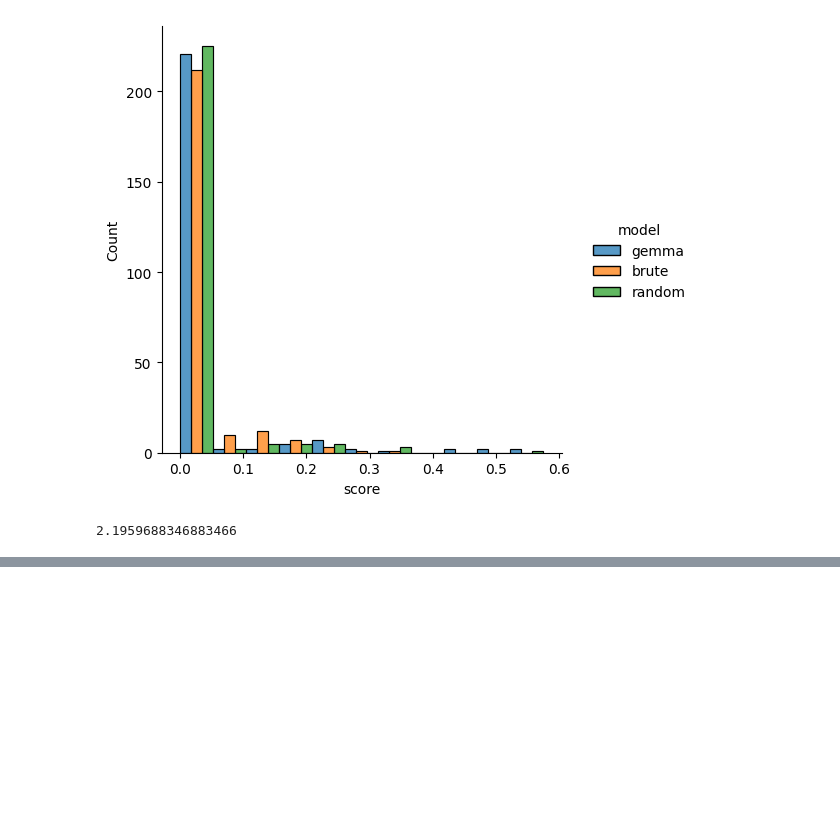
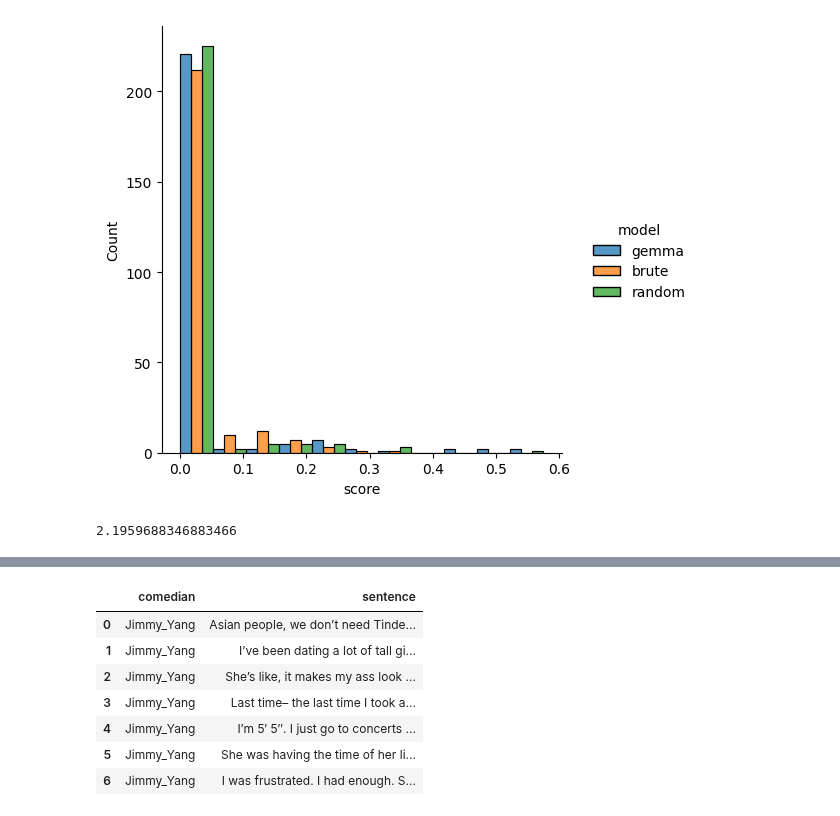
Before and after one commit to swaggirl9000/humor, a Jupyter notebook: notebooks/base_metric_comparison.ipynb, the cells around one changed output, grey strips where cells are left out. Saved outputs shown, nothing was run; the diff lists cells and outputs as text; code cells hidden in the pictures; blank space fills up the shorter version.

```diff
--- a/notebooks/base_metric_comparison.ipynb
+++ b/notebooks/base_metric_comparison.ipynb
@@ -86,0 +124,14 @@ sns.displot(llm, x="score", hue="model", kind="hist", shrink=1, multiple="dodge"
+# %%
+chat_gpt = pd.read_csv('/home/ada/humor/data/stand_up_dataset/Chat_GPT_results - Sheet1.csv')
+chat_gpt_metric = bipartite_metric(chat_gpt, ground_truth)
+# %%
+chat_gpt
+# %% [output]
+|  | comedian | sentence |
+| 0 | Jimmy_Yang | Asian people, we don’t need Tinde... |
+| 1 | Jimmy_Yang | I’ve been dating a lot of tall gi... |
+| 2 | Jimmy_Yang | She’s like, it makes my ass look ... |
+| 3 | Jimmy_Yang | Last time– the last time I took a... |
+| 4 | Jimmy_Yang | I’m 5′ 5″. I just go to concerts ... |
+| 5 | Jimmy_Yang | She was having the time of her li... |
+| 6 | Jimmy_Yang | I was frustrated. I had enough. S... |
```
Also changed, not shown: parts of 5 cells of this notebook, 5 other files.
